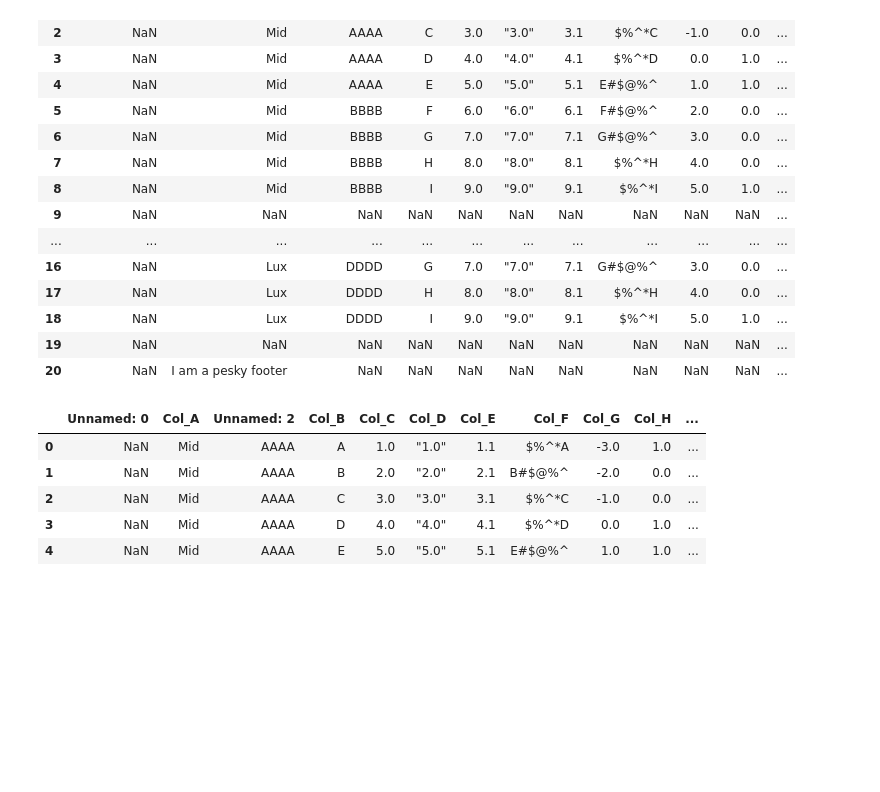
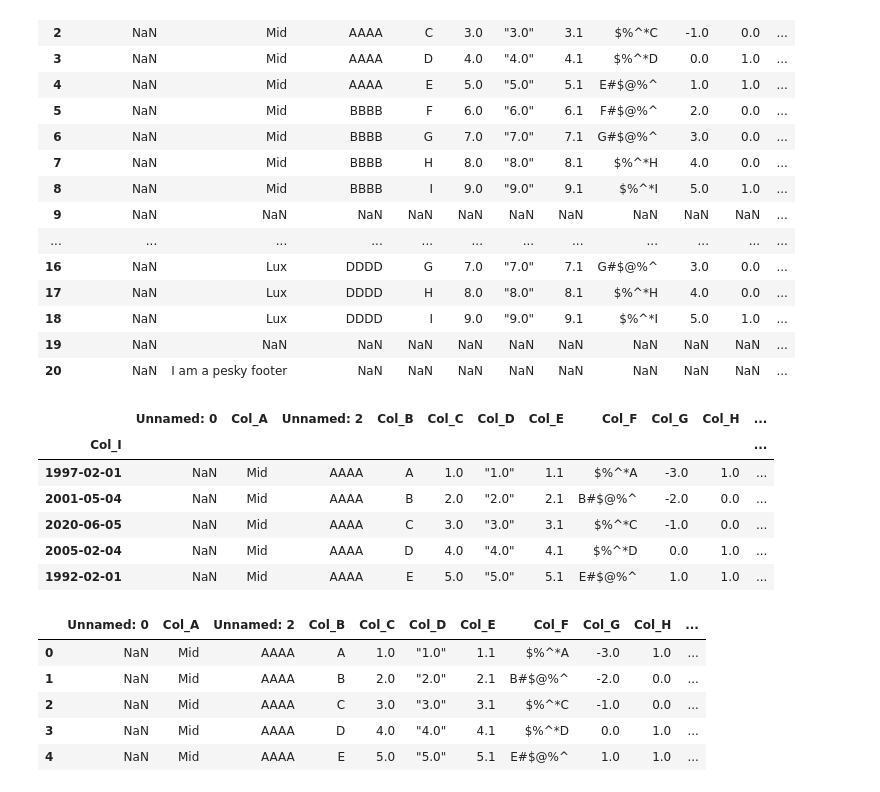
Before and after one commit to Ryan-Ashton/Exploratory_Data_Analysis, a Jupyter notebook: Data Cleaning Personal Cheat Sheet.ipynb, the cells around one changed output. Cells and saved outputs as stored; diff of their text form; code cells hidden in the pictures; blank space fills up the shorter version.

```diff
--- a/Data Cleaning Personal Cheat Sheet.ipynb
+++ b/Data Cleaning Personal Cheat Sheet.ipynb
@@ -63,6 +63,22 @@ messy_data
 | 18 | NaN | Lux | DDDD | I | 9.0 | "9.0" | 9.1 | $%^*I | 5.0 | 1.0 | ... |
 | 19 | NaN | NaN | NaN | NaN | NaN | NaN | NaN | NaN | NaN | NaN | ... |
 | 20 | NaN | I am a pesky footer | NaN | NaN | NaN | NaN | NaN | NaN | NaN | NaN | ... |
+# %%
+parse_dates = pd.read_excel('messy_data.xlsx',
+                            parse_dates=True,
+                           index_col="Col_I",
+                            sheet_name="messy data",
+                            skiprows=6)
+
+parse_dates.head()
+# %% [output]
+|  | Unnamed: 0 | Col_A | Unnamed: 2 | Col_B | Col_C | Col_D | Col_E | Col_F | Col_G | Col_H | ... |
+| Col_I |  |  |  |  |  |  |  |  |  |  | ... |
+| 1997-02-01 | NaN | Mid | AAAA | A | 1.0 | "1.0" | 1.1 | $%^*A | -3.0 | 1.0 | ... |
+| 2001-05-04 | NaN | Mid | AAAA | B | 2.0 | "2.0" | 2.1 | B#$@%^ | -2.0 | 0.0 | ... |
+| 2020-06-05 | NaN | Mid | AAAA | C | 3.0 | "3.0" | 3.1 | $%^*C | -1.0 | 0.0 | ... |
+| 2005-02-04 | NaN | Mid | AAAA | D | 4.0 | "4.0" | 4.1 | $%^*D | 0.0 | 1.0 | ... |
+| 1992-02-01 | NaN | Mid | AAAA | E | 5.0 | "5.0" | 5.1 | E#$@%^ | 1.0 | 1.0 | ... |
 # %%
 # Use "r" in front of file path to help get data from another folder
 
```
Also changed, not shown: parts of 1 cell of this notebook.
